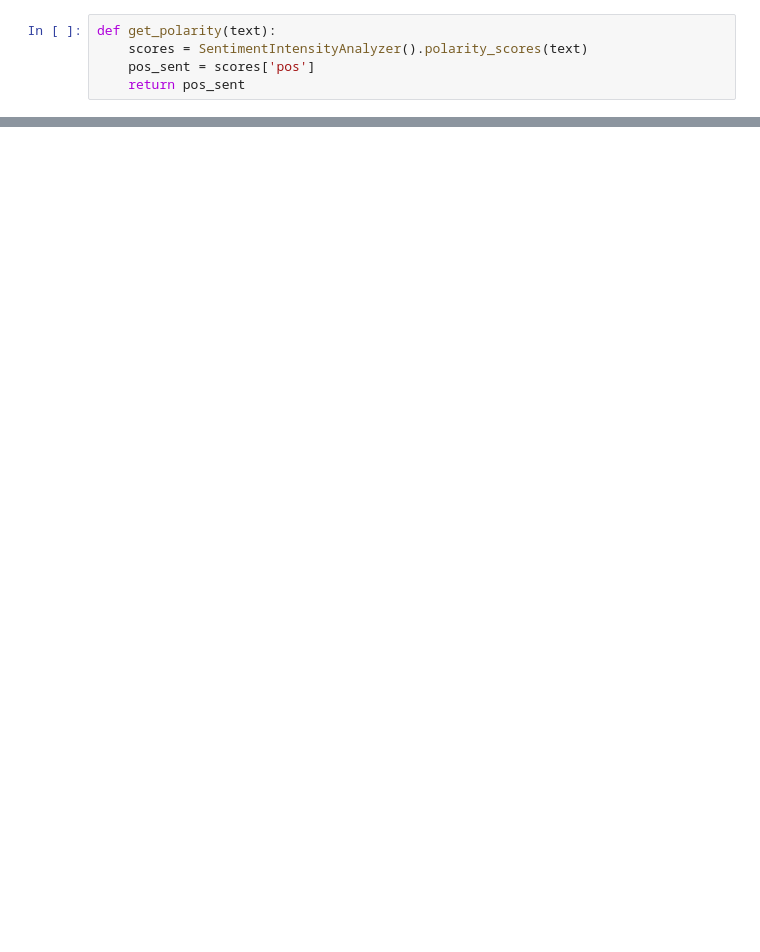
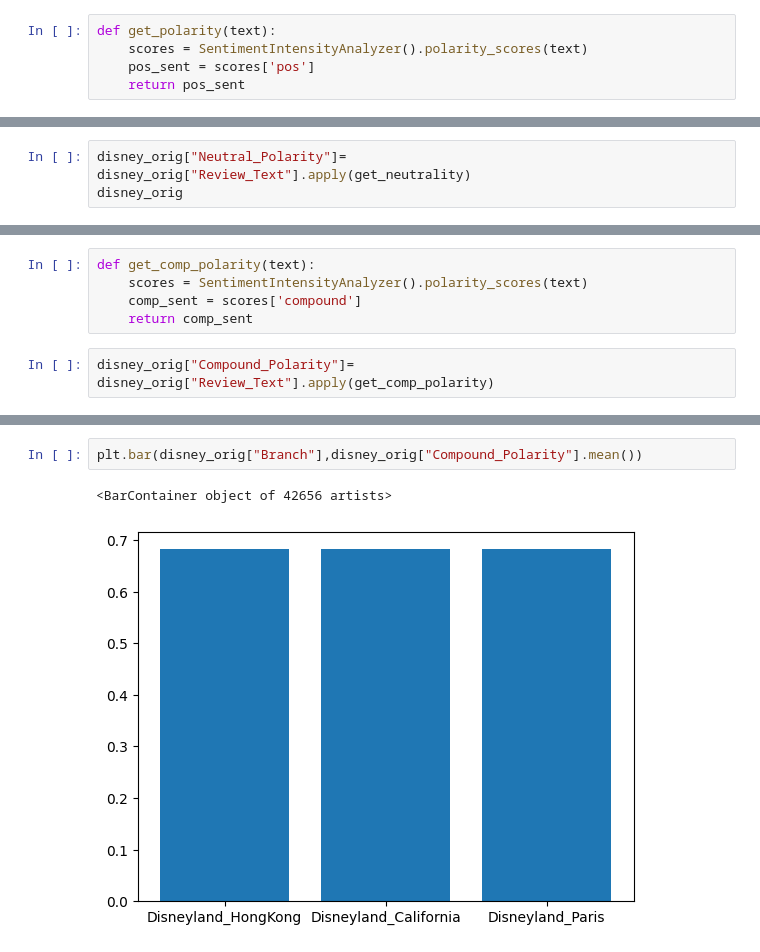
Before and after one commit to maryamakbar25/disney_sentiment_analysis, a Jupyter notebook: disney_reviews.ipynb, the cells around one changed output, grey strips where cells are left out. Drawn from its saved outputs; the diff is of its cells as text; blank space fills up the shorter version.

```diff
--- a/disney_reviews.ipynb
+++ b/disney_reviews.ipynb
@@ -134,0 +173,3 @@ def get_polarity(text):
+# %%
+disney_orig["Neutral_Polarity"]= disney_orig["Review_Text"].apply(get_neutrality)
+disney_orig
@@ -134,0 +191,7 @@ def get_polarity(text):
+# %%
+def get_comp_polarity(text):
+    scores = SentimentIntensityAnalyzer().polarity_scores(text)
+    comp_sent = scores['compound']
+    return comp_sent
+# %%
+disney_orig["Compound_Polarity"]= disney_orig["Review_Text"].apply(get_comp_polarity)
@@ -134,0 +215,5 @@ def get_polarity(text):
+# %%
+plt.bar(disney_orig["Branch"],disney_orig["Compound_Polarity"].mean())
+# %% [output]
+<BarContainer object of 42656 artists>
+[figure, added]
```
Also changed, not shown: parts of 30 cells of this notebook.
